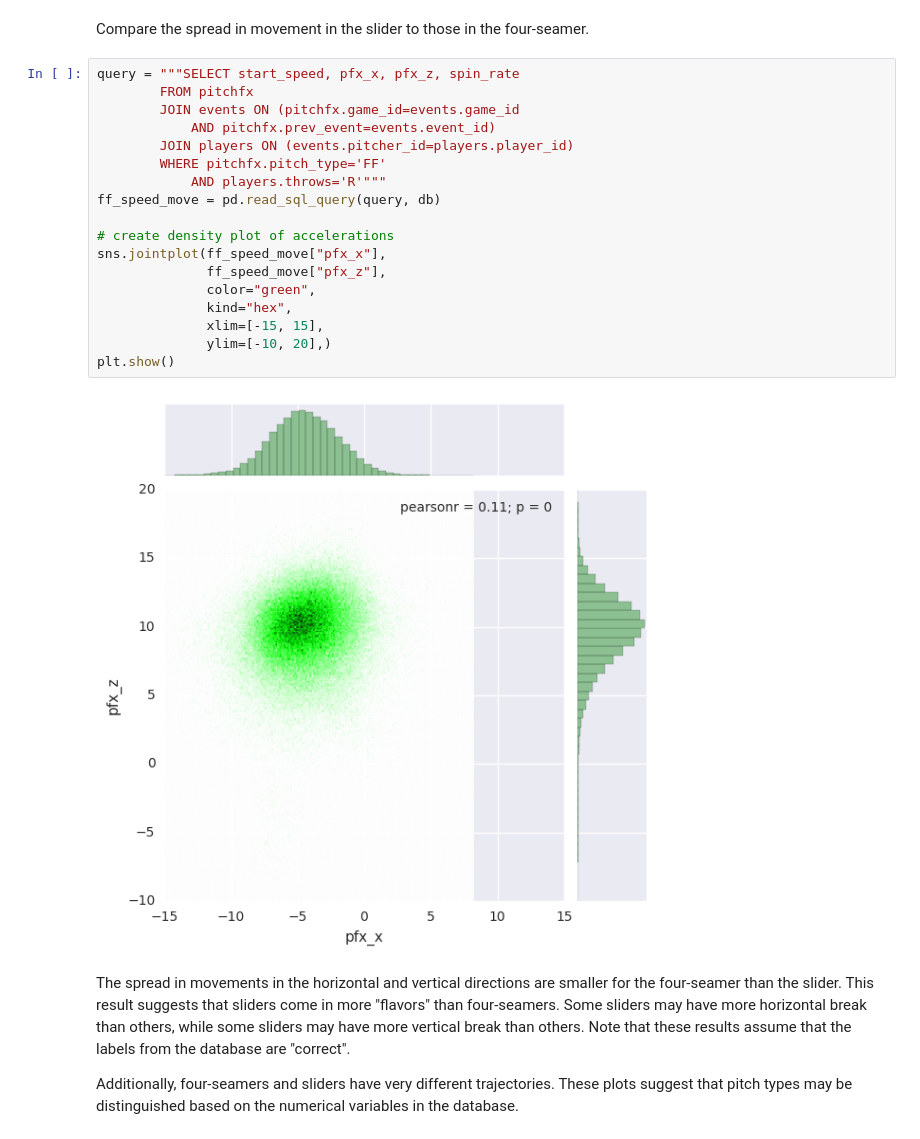
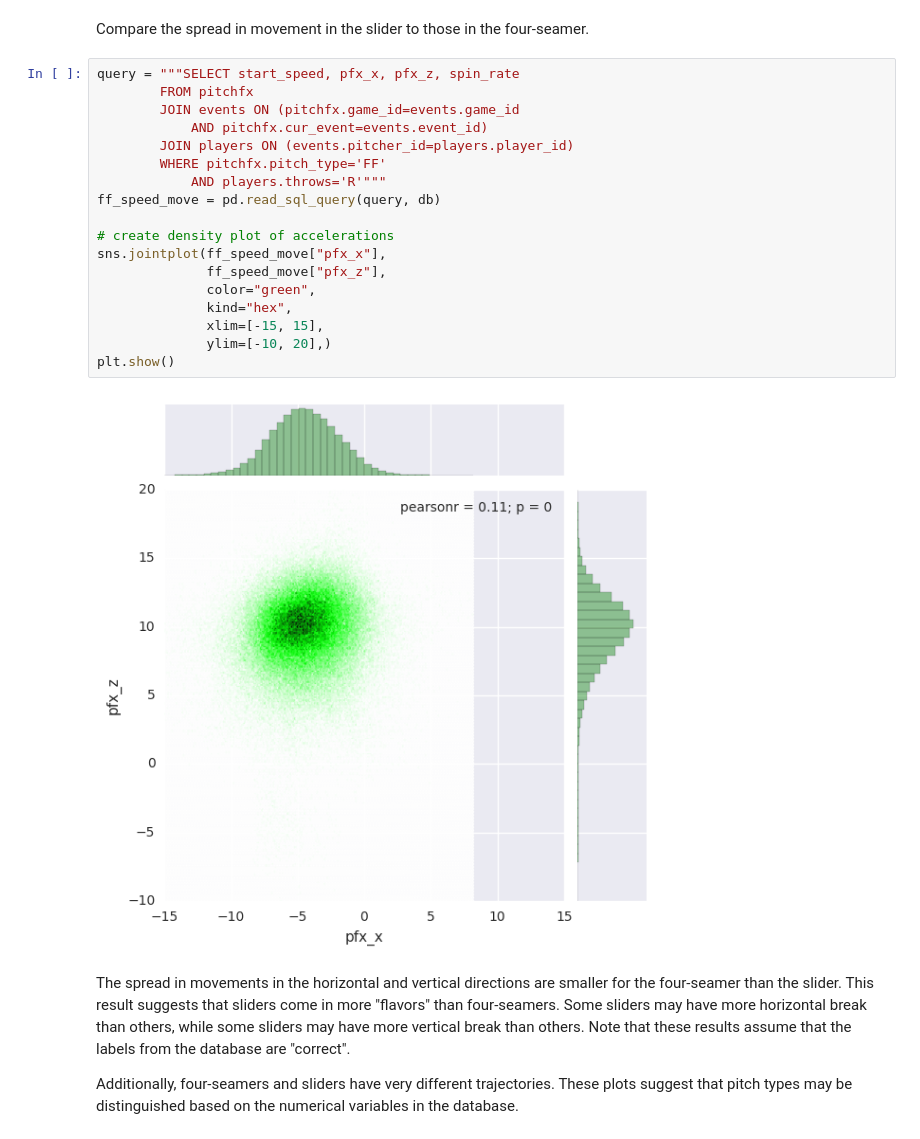
Before and after one commit to jasonpchang/pitchfx_sql, a Jupyter notebook: Notebooks/eda.ipynb, the cells around one changed output. Drawn from its saved outputs; the diff is of its cells as text.

Commit message:
Changed prev_event to cur_event in notebooks and Player class
- re-ran all notebooks to make sure results are the same

```diff
--- a/Notebooks/eda.ipynb
+++ b/Notebooks/eda.ipynb
@@ -187,23 +187,23 @@ Compare the spread in movement in the slider to those in the four-seamer.
 # %%
 query = """SELECT start_speed, pfx_x, pfx_z, spin_rate
         FROM pitchfx
         JOIN events ON (pitchfx.game_id=events.game_id
-            AND pitchfx.prev_event=events.event_id)
+            AND pitchfx.cur_event=events.event_id)
         JOIN players ON (events.pitcher_id=players.player_id)
         WHERE pitchfx.pitch_type='FF'
             AND players.throws='R'"""
 ff_speed_move = pd.read_sql_query(query, db)
 
 # create density plot of accelerations
 sns.jointplot(ff_speed_move["pfx_x"],
               ff_speed_move["pfx_z"],
               color="green",
               kind="hex",
               xlim=[-15, 15],
               ylim=[-10, 20],)
 plt.show()
 # %% [output]
-[figure, old version]
+[figure, new version]
 # %% [markdown]
 The spread in movements in the horizontal and vertical directions are smaller for the four-seamer than the slider. This result suggests that sliders come in more "flavors" than four-seamers. Some sliders may have more horizontal break than others, while some sliders may have more vertical break than others. Note that these results assume that the labels from the database are "correct".
 
```
Also changed, not shown: parts of 11 cells of this notebook, 4 other files.
